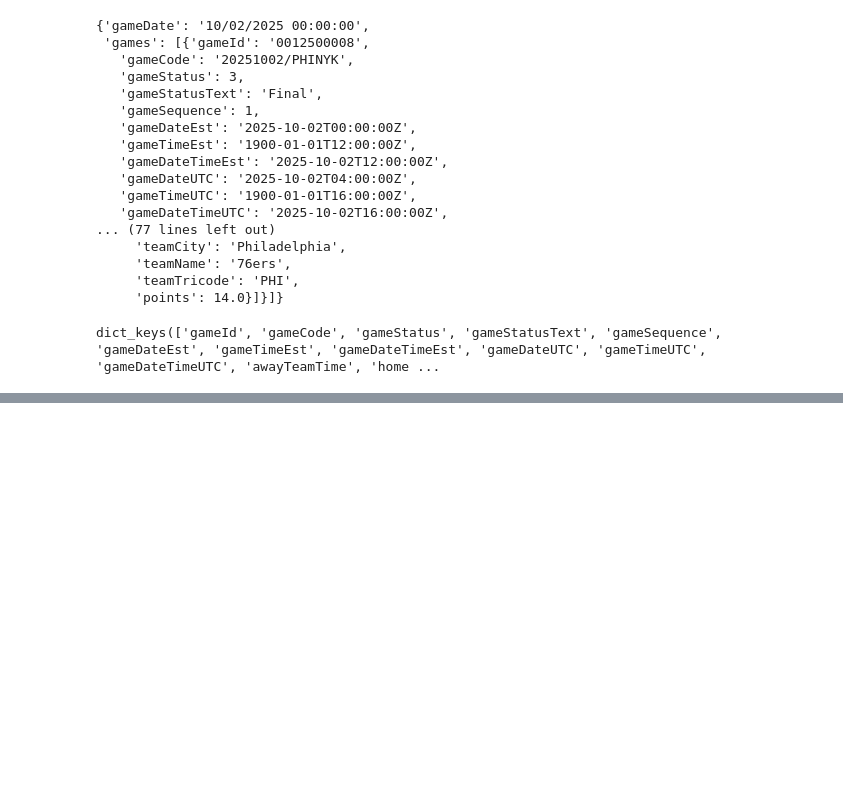
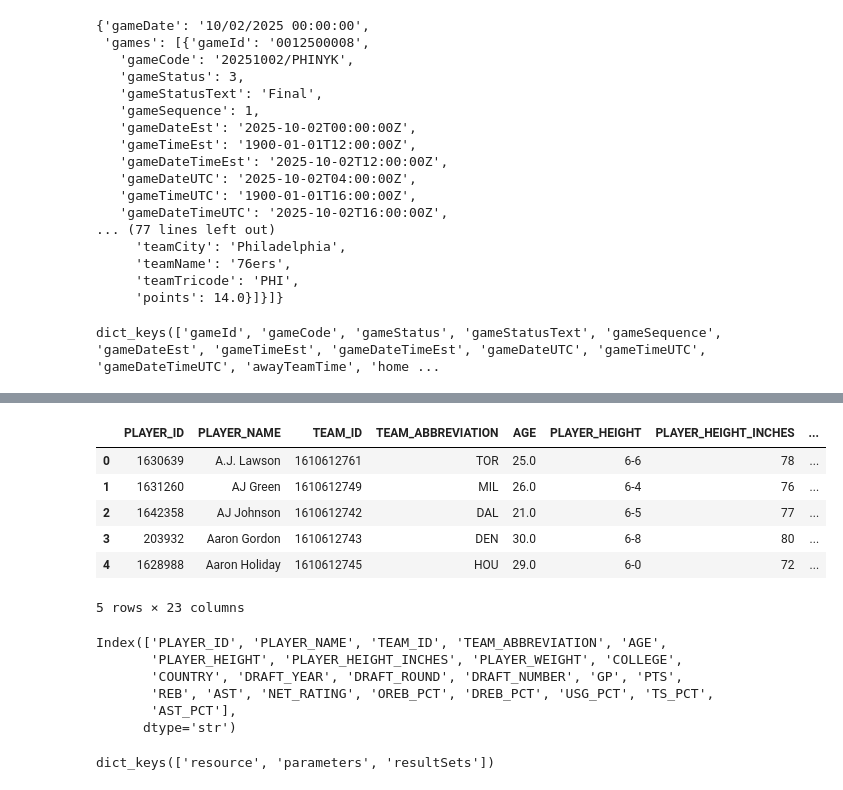
Before and after one commit to chenalan02/9Cat-Hoops-Analyzer, a Jupyter notebook: notebooks/test_nba_api.ipynb, the cells around one changed output, grey strips where cells are left out. Saved outputs shown, nothing was run; the diff lists cells and outputs as text; code cells hidden in the pictures; blank space fills up the shorter version.

```diff
--- a/notebooks/test_nba_api.ipynb
+++ b/notebooks/test_nba_api.ipynb
@@ -131,0 +159,19 @@ dict_keys(['gameId', 'gameCode', 'gameStatus', 'gameStatusText', 'gameSequence',
+# %%
+bio_data.get_data_frames()[0].head()
+# %% [output]
+|  | PLAYER_ID | PLAYER_NAME | TEAM_ID | TEAM_ABBREVIATION | AGE | PLAYER_HEIGHT | PLAYER_HEIGHT_INCHES | ... |
+| 0 | 1630639 | A.J. Lawson | 1610612761 | TOR | 25.0 | 6-6 | 78 | ... |
+| 1 | 1631260 | AJ Green | 1610612749 | MIL | 26.0 | 6-4 | 76 | ... |
+| 2 | 1642358 | AJ Johnson | 1610612742 | DAL | 21.0 | 6-5 | 77 | ... |
+| 3 | 203932 | Aaron Gordon | 1610612743 | DEN | 30.0 | 6-8 | 80 | ... |
+| 4 | 1628988 | Aaron Holiday | 1610612745 | HOU | 29.0 | 6-0 | 72 | ... |
+5 rows × 23 columns
+# %%
+bio_data.get_data_frames()[0].keys()
+# %% [output]
+Index(['PLAYER_ID', 'PLAYER_NAME', 'TEAM_ID', 'TEAM_ABBREVIATION', 'AGE',
+       'PLAYER_HEIGHT', 'PLAYER_HEIGHT_INCHES', 'PLAYER_WEIGHT', 'COLLEGE',
+       'COUNTRY', 'DRAFT_YEAR', 'DRAFT_ROUND', 'DRAFT_NUMBER', 'GP', 'PTS',
+       'REB', 'AST', 'NET_RATING', 'OREB_PCT', 'DREB_PCT', 'USG_PCT', 'TS_PCT',
+       'AST_PCT'],
+      dtype='str')
@@ -131,0 +180,4 @@ dict_keys(['gameId', 'gameCode', 'gameStatus', 'gameStatusText', 'gameSequence',
+# %%
+bio_data_json.keys()
+# %% [output]
+dict_keys(['resource', 'parameters', 'resultSets'])
```
Also changed, not shown: parts of 13 cells of this notebook, 3 other files.
